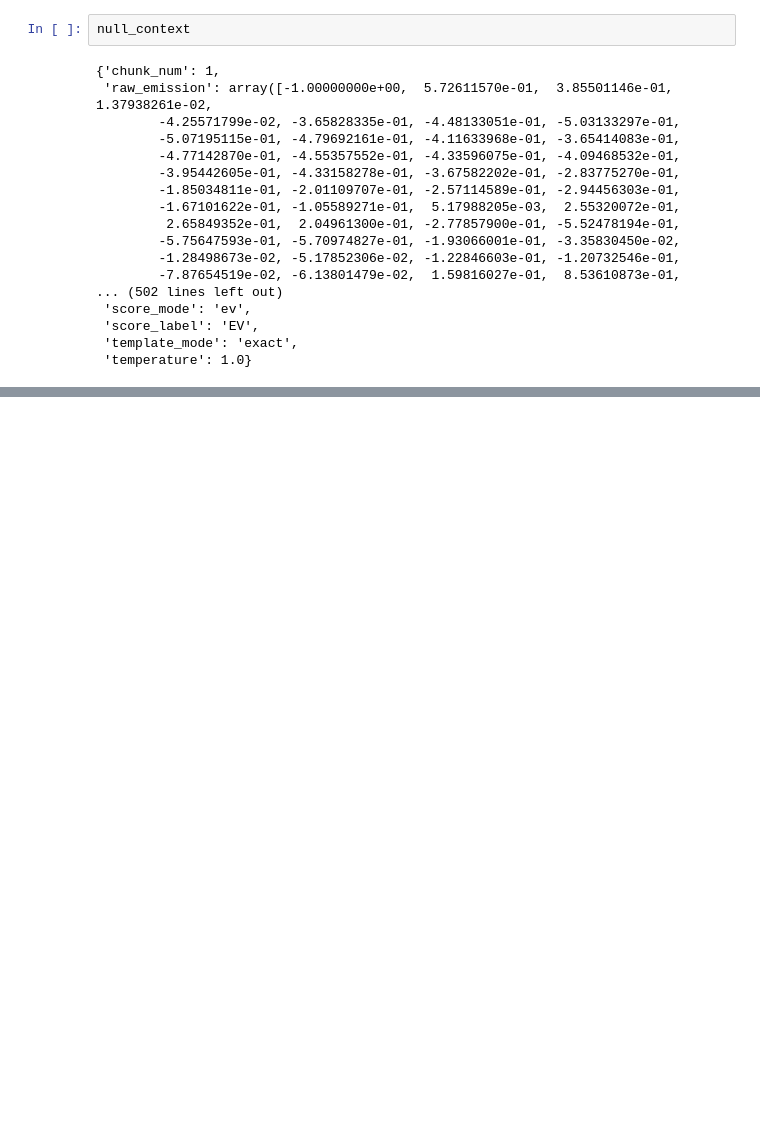
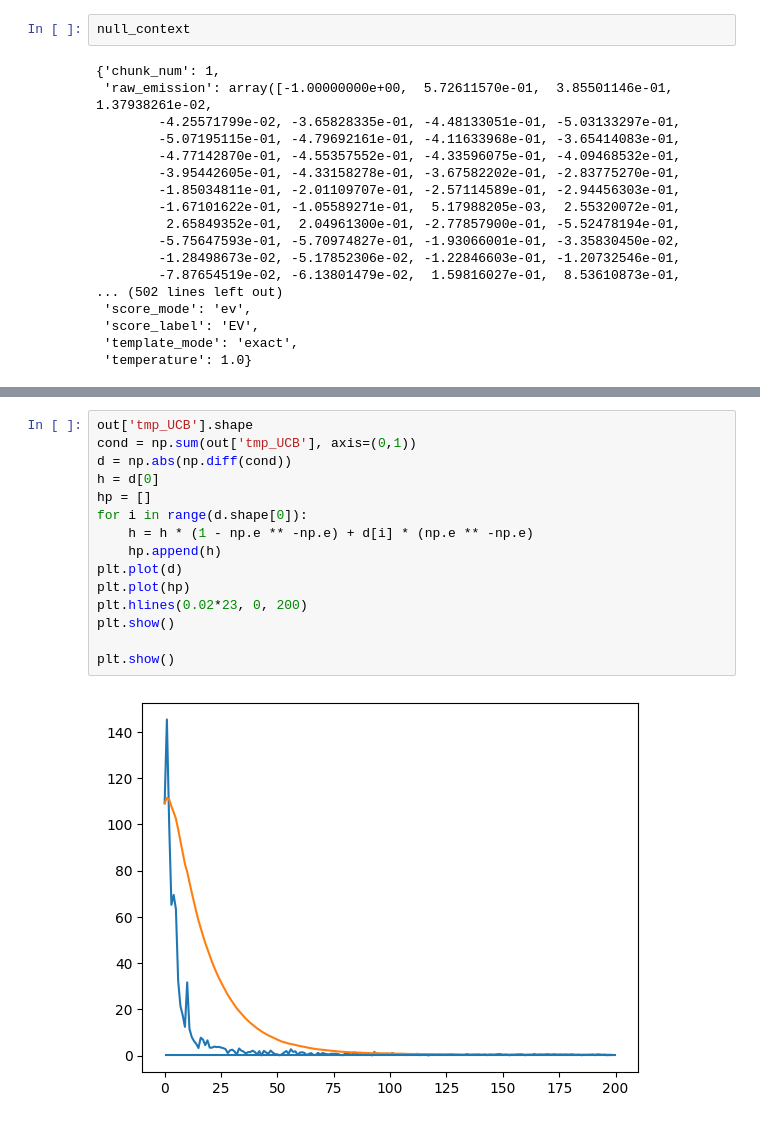
Before and after one commit to Logan-Kelsch/Structural_Regression, a Jupyter notebook: src/dev.ipynb, the cells around one changed output, grey strips where cells are left out. Cells and saved outputs as stored; diff of their text form; blank space fills up the shorter version.

```diff
--- a/src/dev.ipynb
+++ b/src/dev.ipynb
@@ -4587,6 +4291,23 @@ def analyze_ucbmat_linear_convergence(
         "slope_hist": slope_hist,
         "level_hist": level_hist,
     }
+# %%
+out['tmp_UCB'].shape
+cond = np.sum(out['tmp_UCB'], axis=(0,1))
+d = np.abs(np.diff(cond))
+h = d[0]
+hp = []
+for i in range(d.shape[0]):
+    h = h * (1 - np.e ** -np.e) + d[i] * (np.e ** -np.e)
+    hp.append(h)
+plt.plot(d)
+plt.plot(hp)
+plt.hlines(0.02*23, 0, 200)
+plt.show()
+
+plt.show()
+# %% [output]
+[figure, added]
 # %%
 out = analyze_ucbmat_linear_convergence(
     g_UCBMAT,
```
Also changed, not shown: parts of 11 cells of this notebook, 4 other files.
